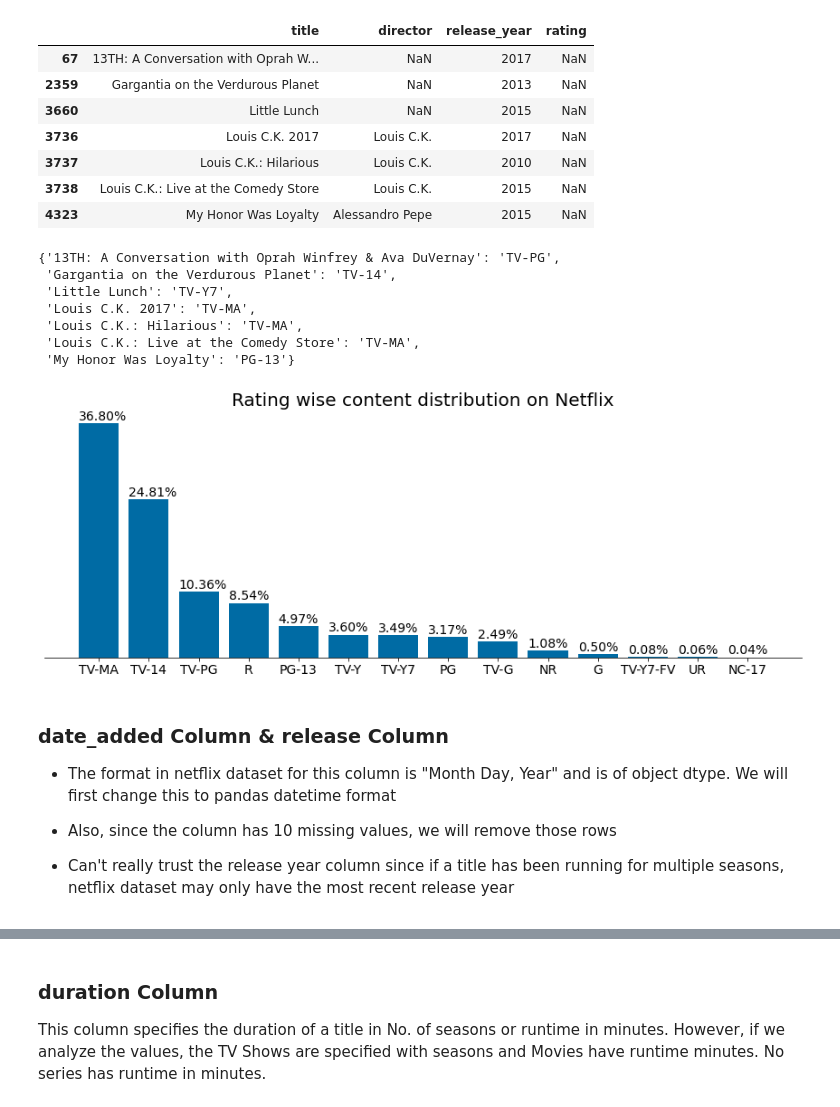
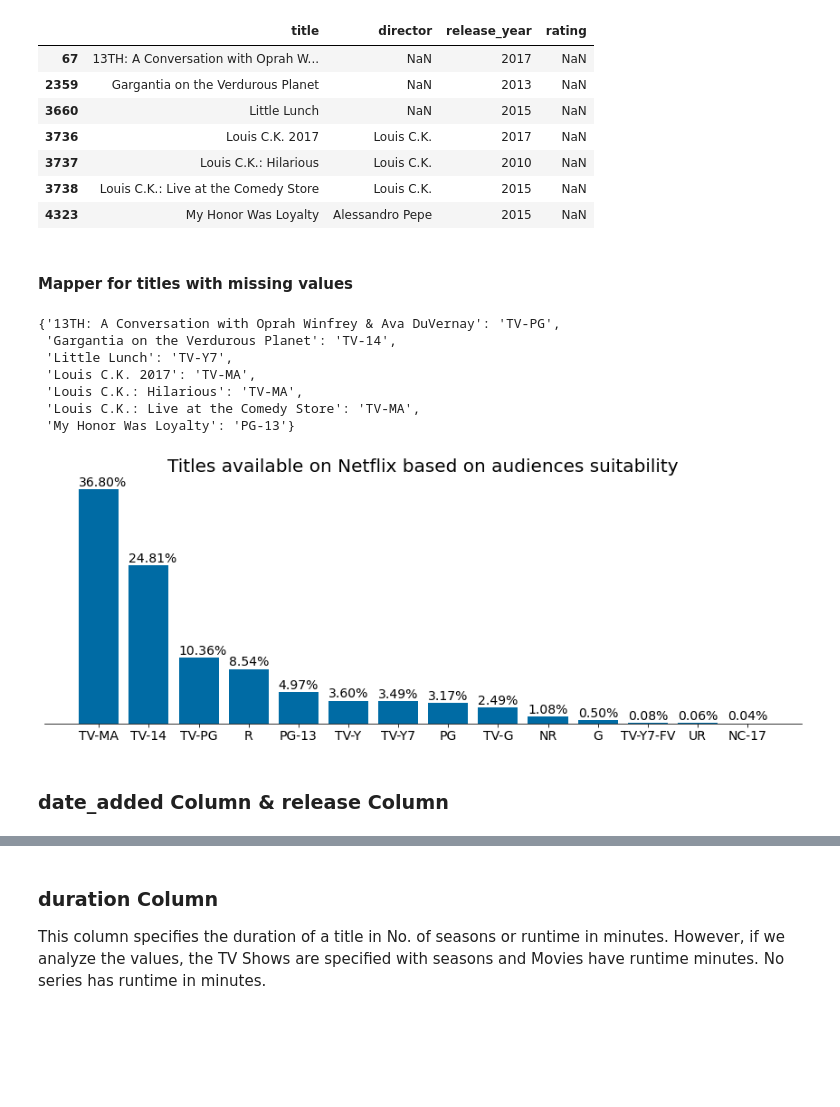
Before and after one commit to vivek-kotecha/netflix-recommender, a Jupyter notebook: workbooks/Netflix_Exploratory_Analysis.ipynb, the cells around one changed output, grey strips where cells are left out. Cells and saved outputs as stored; diff of their text form; code cells hidden in the pictures; blank space fills up the shorter version.

```diff
--- a/workbooks/Netflix_Exploratory_Analysis.ipynb
+++ b/workbooks/Netflix_Exploratory_Analysis.ipynb
@@ -164,7 +147,7 @@ ax.barh(y = netflix_raw_data["type"].value_counts(normalize = True).index,
        width = netflix_raw_data["type"].value_counts(normalize = True).mul(100).values)
 
 # set title for the plot
-ax.set_title("Content available on Netflix")
+ax.set_title("Types of content available on Netflix")
 
 # hide the x-axis ticks and labels
 ax.set_xticklabels(labels = "")
@@ -197,6 +180,8 @@ netflix_raw_data.loc[netflix_raw_data["rating"].isnull(), ["title", "director",
 | 3737 | Louis C.K.: Hilarious | Louis C.K. | 2010 | NaN |
 | 3738 | Louis C.K.: Live at the Comedy Store | Louis C.K. | 2015 | NaN |
 | 4323 | My Honor Was Loyalty | Alessandro Pepe | 2015 | NaN |
+# %% [markdown]
+#### Mapper for titles with missing values
 # %%
 # dictionary to map title with ratings (Copied from Mike's work)
 ratings_map = {idx:val for idx,val in zip(netflix_raw_data.loc[netflix_raw_data["rating"].isnull(), "title"].values,
@@ -217,33 +202,26 @@ netflix_raw_data["rating"] = netflix_raw_data["title"].map(ratings_map).fillna(n
 # %%
 # create figure
 fig, ax = plt.subplots()
 
 # plot distribution of titles as % based on the rating column
 ax.bar(x = netflix_raw_data["rating"].value_counts(normalize = True).index,
        height = netflix_raw_data["rating"].value_counts(normalize = True).mul(100).values)
 
 # title for the distribution
-ax.set_title("Rating wise content distribution on Netflix")
+ax.set_title("Titles available on Netflix based on audiences suitability")
 
 # hide the y-axis ticks and labels
 ax.set_yticklabels(labels = "")
 ax.tick_params(left=False)
 
 # annotate the bars
 for p in ax.patches:
     ax.annotate("{:.2f}%".format(p.get_height()), [p.get_x(), p.get_height() + 0.5],)
 
 # despine the plot
 [ax.spines[spine].set_visible(False) for spine in ax.spines if spine != "bottom"]
 
 # show the plot
 plt.show()
 # %% [output]
-[figure, old version]
+[figure, new version]
-# %% [markdown]
-### date_added Column & release Column
-
-- The format in netflix dataset for this column is "Month Day, Year" and is of object dtype. We will first change this to pandas datetime format
-- Also, since the column has 10 missing values, we will remove those rows
-
-- Can't really trust the release year column since if a title has been running for multiple seasons, netflix dataset may only have the most recent release year
@@ -253,3 +228,5 @@ from datetime import datetime as dt
+# %% [markdown]
+### date_added Column & release Column
 # %%
 # convert date_added column to a datetime format
 netflix_raw_data["date_added"] = pd.to_datetime(netflix_raw_data["date_added"])
```
Also changed, not shown: parts of 136 cells of this notebook.
